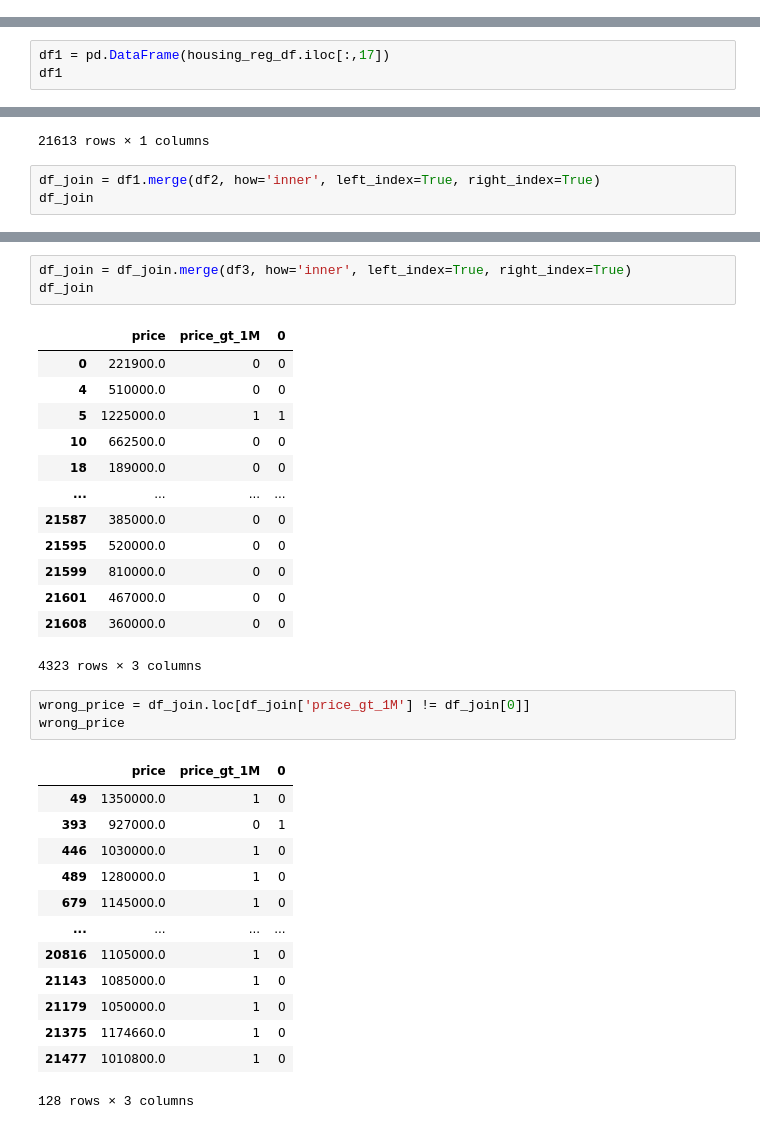
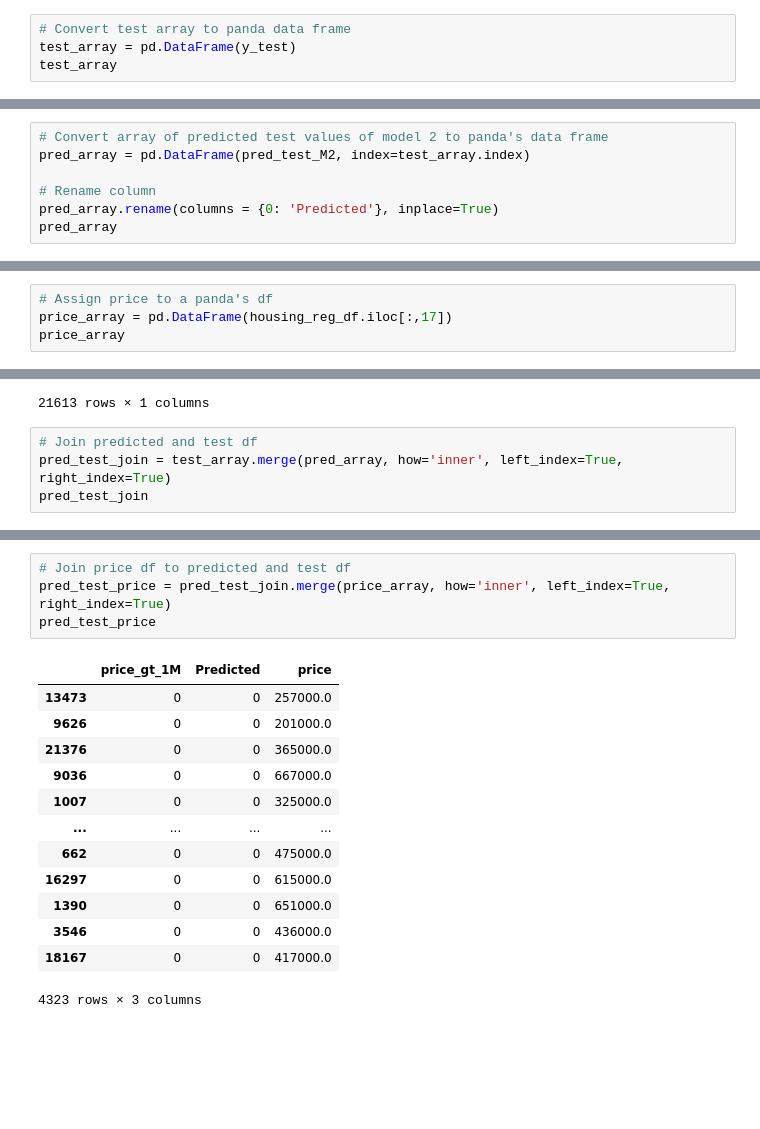
Before and after one commit to OsarodionOdion/skClassModels, a Jupyter notebook: skclass_models_hs.ipynb, the cells around one changed output, grey strips where cells are left out. Saved outputs shown, nothing was run; the diff lists cells and outputs as text; blank space fills up the shorter version.

```diff
--- a/skclass_models_hs.ipynb
+++ b/skclass_models_hs.ipynb
@@ -726,0 +675,4 @@ df3
+# %%
+# Convert test array to panda data frame
+test_array = pd.DataFrame(y_test)
+test_array
@@ -726,0 +695,7 @@ df3
+# %%
+# Convert array of predicted test values of model 2 to panda's data frame
+pred_array = pd.DataFrame(pred_test_M2, index=test_array.index)
+
+# Rename column
+pred_array.rename(columns = {0: 'Predicted'}, inplace=True)
+pred_array
@@ -727,6 +716,7 @@ df3
 # %%
-df1 = pd.DataFrame(housing_reg_df.iloc[:,17])
-df1
+# Assign price to a panda's df
+price_array = pd.DataFrame(housing_reg_df.iloc[:,17])
+price_array
 # %% [output]
 |  | price |
 | 0 | 221900.0 |
@@ -742,6 +732,7 @@ df1
 | 21612 | 325000.0 |
 21613 rows × 1 columns
 # %%
-df_join = df1.merge(df2, how='inner', left_index=True, right_index=True)
-df_join
+# Join predicted and test df
+pred_test_join = test_array.merge(pred_array, how='inner', left_index=True, right_index=True)
+pred_test_join
 # %% [output]
@@ -760,35 +751,19 @@ df_join
 4323 rows × 2 columns
 # %%
-df_join = df_join.merge(df3, how='inner', left_index=True, right_index=True)
-df_join
+# Join price df to predicted and test df
+pred_test_price = pred_test_join.merge(price_array, how='inner', left_index=True, right_index=True)
+pred_test_price
 # %% [output]
-|  | price | price_gt_1M | 0 |
-| 0 | 221900.0 | 0 | 0 |
-| 4 | 510000.0 | 0 | 0 |
-| 5 | 1225000.0 | 1 | 1 |
-| 10 | 662500.0 | 0 | 0 |
-| 18 | 189000.0 | 0 | 0 |
+|  | price_gt_1M | Predicted | price |
+| 13473 | 0 | 0 | 257000.0 |
+| 9626 | 0 | 0 | 201000.0 |
+| 21376 | 0 | 0 | 365000.0 |
+| 9036 | 0 | 0 | 667000.0 |
+| 1007 | 0 | 0 | 325000.0 |
 | ... | ... | ... | ... |
-| 21587 | 385000.0 | 0 | 0 |
-| 21595 | 520000.0 | 0 | 0 |
-| 21599 | 810000.0 | 0 | 0 |
-| 21601 | 467000.0 | 0 | 0 |
-| 21608 | 360000.0 | 0 | 0 |
+| 662 | 0 | 0 | 475000.0 |
+| 16297 | 0 | 0 | 615000.0 |
+| 1390 | 0 | 0 | 651000.0 |
+| 3546 | 0 | 0 | 436000.0 |
+| 18167 | 0 | 0 | 417000.0 |
 4323 rows × 3 columns
-# %%
-wrong_price = df_join.loc[df_join['price_gt_1M'] != df_join[0]]
-wrong_price
-# %% [output]
-|  | price | price_gt_1M | 0 |
-| 49 | 1350000.0 | 1 | 0 |
-| 393 | 927000.0 | 0 | 1 |
-| 446 | 1030000.0 | 1 | 0 |
-| 489 | 1280000.0 | 1 | 0 |
-| 679 | 1145000.0 | 1 | 0 |
-| ... | ... | ... | ... |
-| 20816 | 1105000.0 | 1 | 0 |
-| 21143 | 1085000.0 | 1 | 0 |
-| 21179 | 1050000.0 | 1 | 0 |
-| 21375 | 1174660.0 | 1 | 0 |
-| 21477 | 1010800.0 | 1 | 0 |
-128 rows × 3 columns
```
Also changed, not shown: parts of 82 cells of this notebook, 1 other file.
